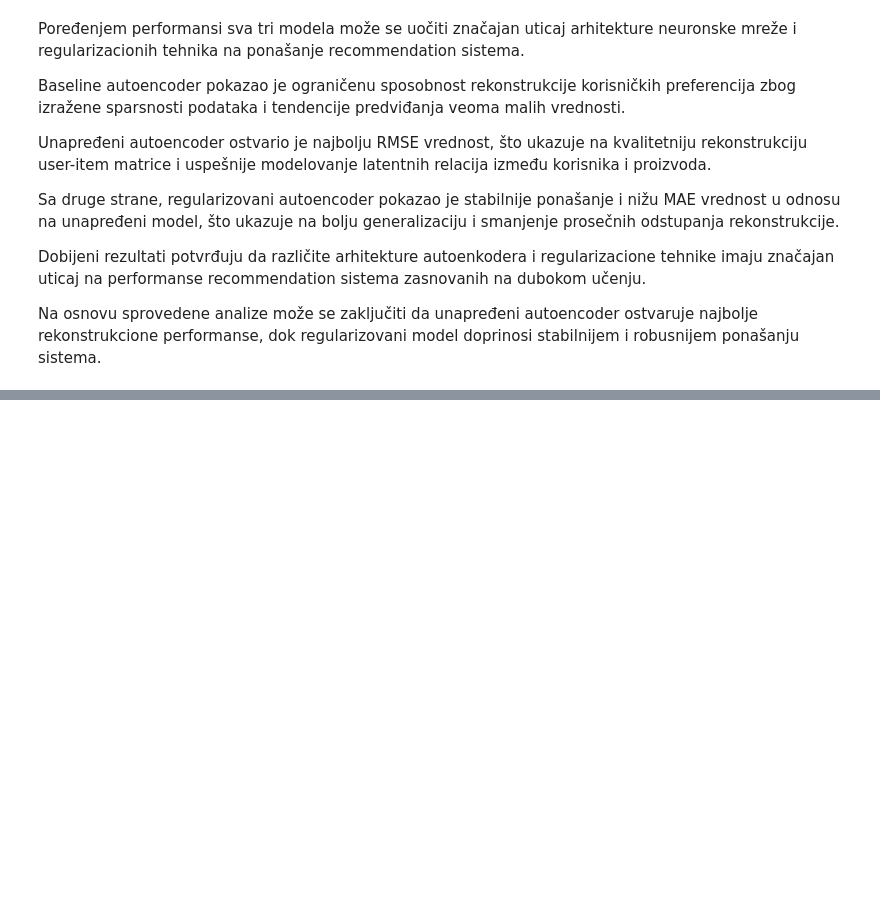
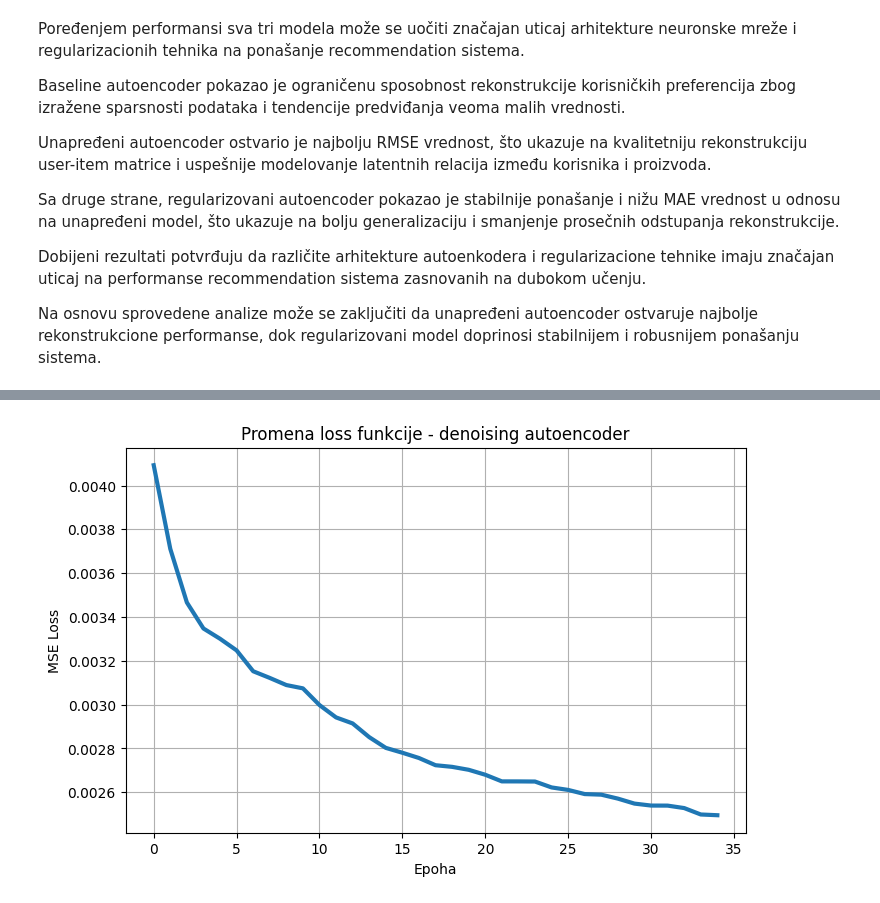
Before and after one commit to branka2004/preporuka_proizvoda_u_elektronskoj_trgovini, a Jupyter notebook: preporuka_proizvoda_autoencoder.ipynb, the cells around one changed output, grey strips where cells are left out. Cells and saved outputs as stored; diff of their text form; code cells hidden in the pictures; blank space fills up the shorter version.

Commit message:
Implementacija denoising autoenkodera

```diff
--- a/preporuka_proizvoda_autoencoder.ipynb
+++ b/preporuka_proizvoda_autoencoder.ipynb
@@ -1515,0 +1526,12 @@ Na osnovu sprovedene analize može se zaključiti da unapređeni autoencoder ost
+# %%
+# Funkcija za dodavanje šuma
+
+def add_noise(data, noise_factor=0.2):
+
+    noise = noise_factor * torch.randn_like(data)
+
+    noisy_data = data + noise
+
+    noisy_data = torch.clamp(noisy_data, 0., 1.)
+
+    return noisy_data
@@ -1515,0 +1583,8 @@ Na osnovu sprovedene analize može se zaključiti da unapređeni autoencoder ost
+# %%
+# Kreiranje denoising modela
+
+model_4_autoencoder = DenoisingAutoencoder(input_dim)
+
+model_4_autoencoder = model_4_autoencoder.to(device)
+
+print(model_4_autoencoder)
@@ -1515,0 +1613,9 @@ Na osnovu sprovedene analize može se zaključiti da unapređeni autoencoder ost
+# %%
+# Funkcija greške i optimizer
+
+criterion_4 = nn.MSELoss()
+
+optimizer_4 = optim.Adam(
+    model_4_autoencoder.parameters(),
+    lr=0.0005
+)
@@ -1515,0 +1679,16 @@ Na osnovu sprovedene analize može se zaključiti da unapređeni autoencoder ost
+# %%
+# Grafik loss funkcije modela 4
+
+plt.figure(figsize=(8,5))
+
+plt.plot(loss_history_4, linewidth=3)
+
+plt.title("Promena loss funkcije - denoising autoencoder")
+plt.xlabel("Epoha")
+plt.ylabel("MSE Loss")
+
+plt.grid(True)
+
+plt.show()
+# %% [output]
+[figure, added]
```
Also changed, not shown: parts of 8 cells of this notebook.
